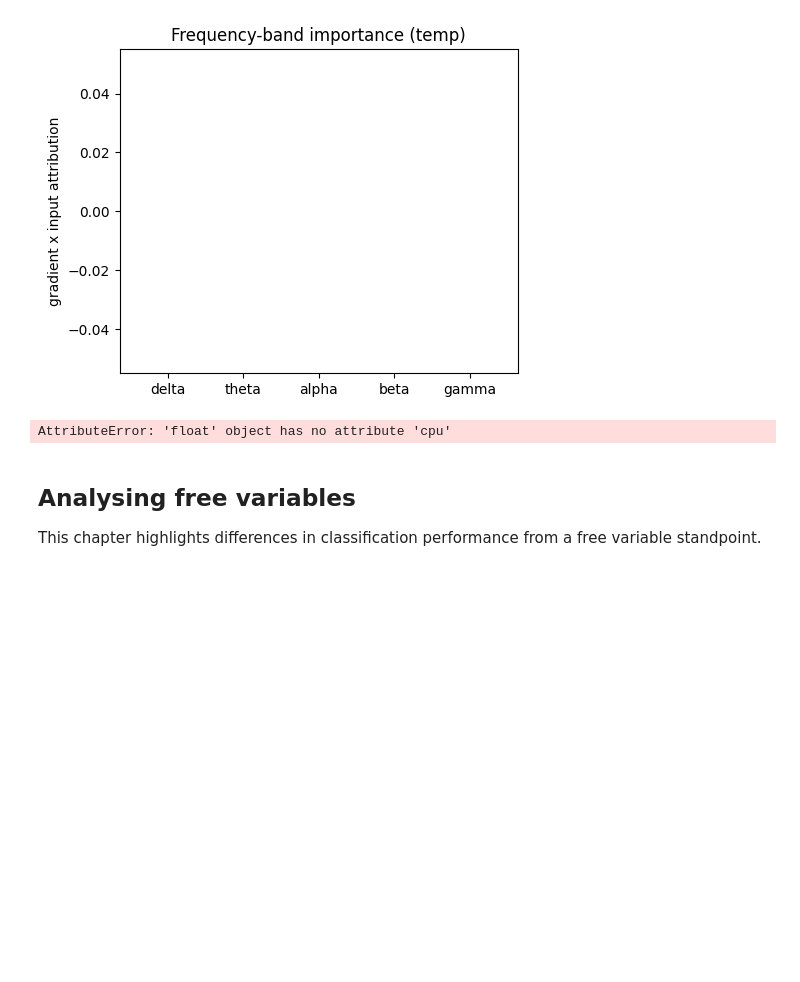
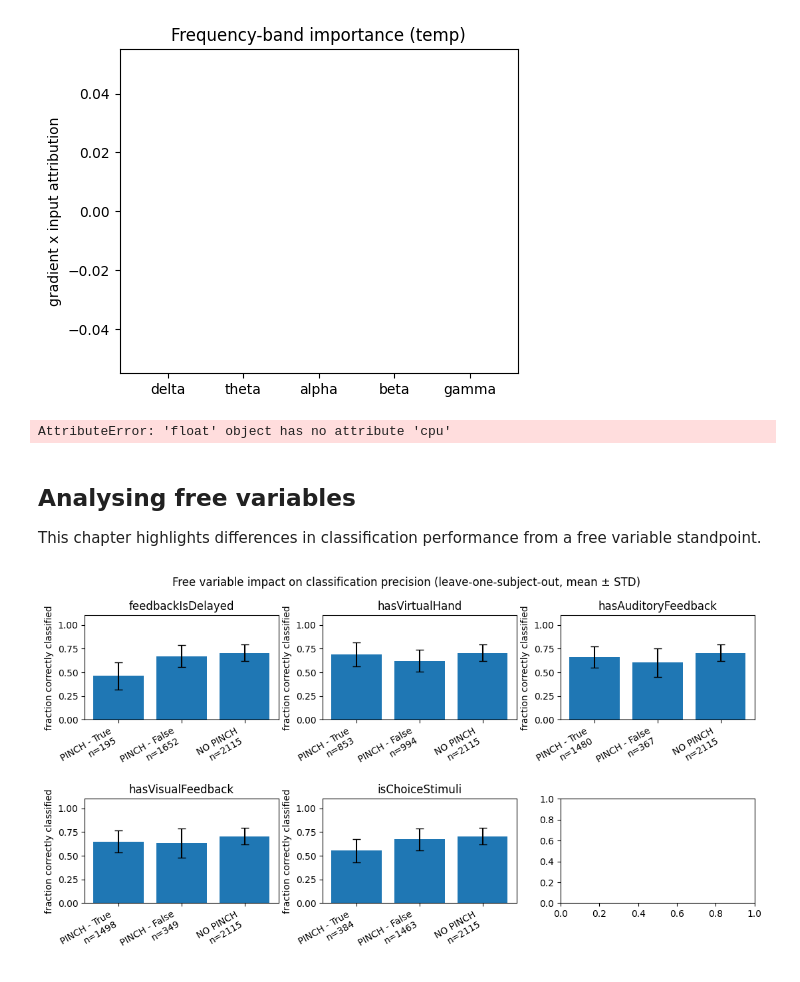
Before and after one commit to baeriswyln/VIBE, a Jupyter notebook: DataAnalysis/14_classification.ipynb, the cells around one changed output. Cells and saved outputs as stored; diff of their text form; code cells hidden in the pictures; blank space fills up the shorter version.

Commit message:
:sparkles: comparing free variables in classification performance

```diff
--- a/DataAnalysis/14_classification.ipynb
+++ b/DataAnalysis/14_classification.ipynb
@@ -1537,7 +1584,7 @@ def _hardlabel_precision(metadata, v):
     return [pinch_true, pinch_false, no_pinch], [n_true, n_false, n_no_pinch]
 
 
-def plot_free_variable_comparison_loo(results_leave_one_out, group_stat_fn, ylabel, title, agg="sem"):
+def plot_free_variable_comparison_loo(results_leave_one_out, group_stat_fn, ylabel, title, agg="std"):
     """
     Aggregates a per-group statistic (computed per left-out subject via group_stat_fn) across
     leave-one-subject-out folds, and plots the across-fold mean with std/SEM error bars - this
@@ -1553,34 +1600,36 @@ def plot_free_variable_comparison_loo(results_leave_one_out, group_stat_fn, ylab
             fold_values.append(values)
             fold_ns.append(ns)
 
         values = np.array(fold_values, dtype=float)  # (n_folds, 3)
         ns = np.nansum(np.array(fold_ns, dtype=float), axis=0).astype(int)
 
         means = np.nanmean(values, axis=0)
         stds = np.nanstd(values, axis=0, ddof=1)
         n_folds = np.sum(~np.isnan(values), axis=0)
         errs = stds / np.sqrt(np.maximum(n_folds, 1)) if agg == "sem" else stds
         errs = np.nan_to_num(errs, nan=0.0)
 
         labels = [f"PINCH - True\nn={ns[0]}", f"PINCH - False\nn={ns[1]}", f"NO PINCH\nn={ns[2]}"]
 
         axes[i].bar(labels, means, yerr=errs, capsize=4)
         axes[i].set_title(v)
         axes[i].set_ylabel(ylabel)
         axes[i].tick_params(axis="x", rotation=30)
         axes[i].set_ylim((0, 1.1))
         for label in axes[i].get_xticklabels():
             label.set_ha("right")
 
     fig.suptitle(f"{title} (leave-one-subject-out, mean ± {agg.upper()})")
     fig.tight_layout()
     return fig
 
 
-plot_free_variable_comparison_loo(
+_ = plot_free_variable_comparison_loo(
     results_leave_one_out, _hardlabel_precision, ylabel="fraction correctly classified",
     title="Free variable impact on classification precision",
 )
+# %% [output]
+[figure, added]
 # %%
 def _mean_true_proba(metadata, v):
     """Mean predicted probability assigned to the true class per group, for one free variable."""
```
Also changed, not shown: parts of 2 cells of this notebook.
